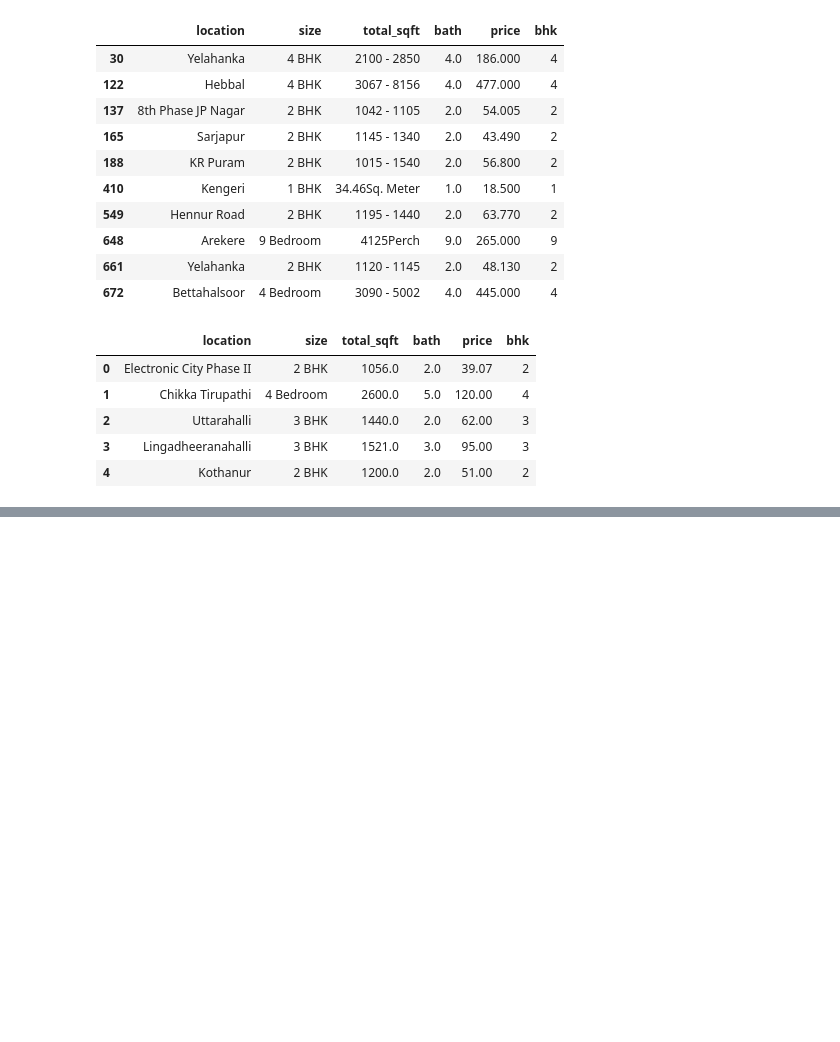
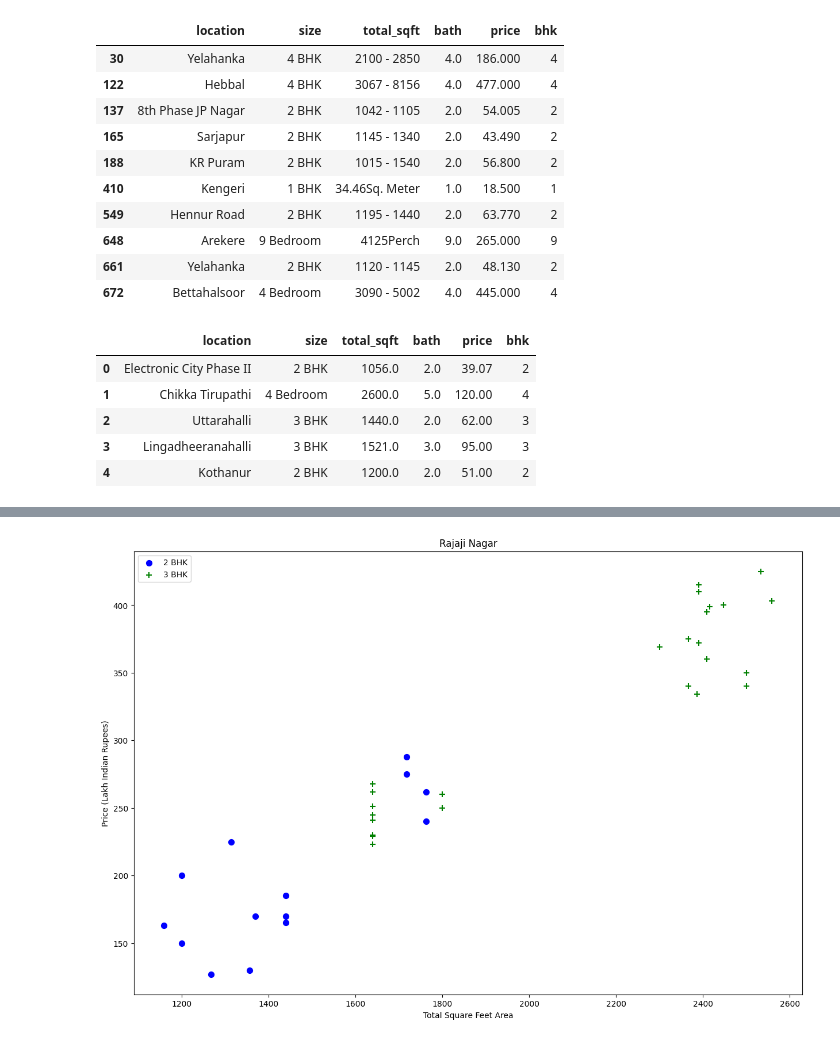
Before and after one commit to Mohammed6234/Data-Science, a Jupyter notebook: Machine Learning Project/bangalore.ipynb, the cells around one changed output, grey strips where cells are left out. Cells and saved outputs as stored; diff of their text form; code cells hidden in the pictures; blank space fills up the shorter version.

```diff
--- a/Machine Learning Project/bangalore.ipynb
+++ b/Machine Learning Project/bangalore.ipynb
@@ -134,0 +329,4 @@ df4.head()
+# %%
+plot_scatter_chart(df8,"Rajaji Nagar")
+# %% [output]
+[figure, added]
```
Also changed, not shown: parts of 61 cells of this notebook, 3 other files.
